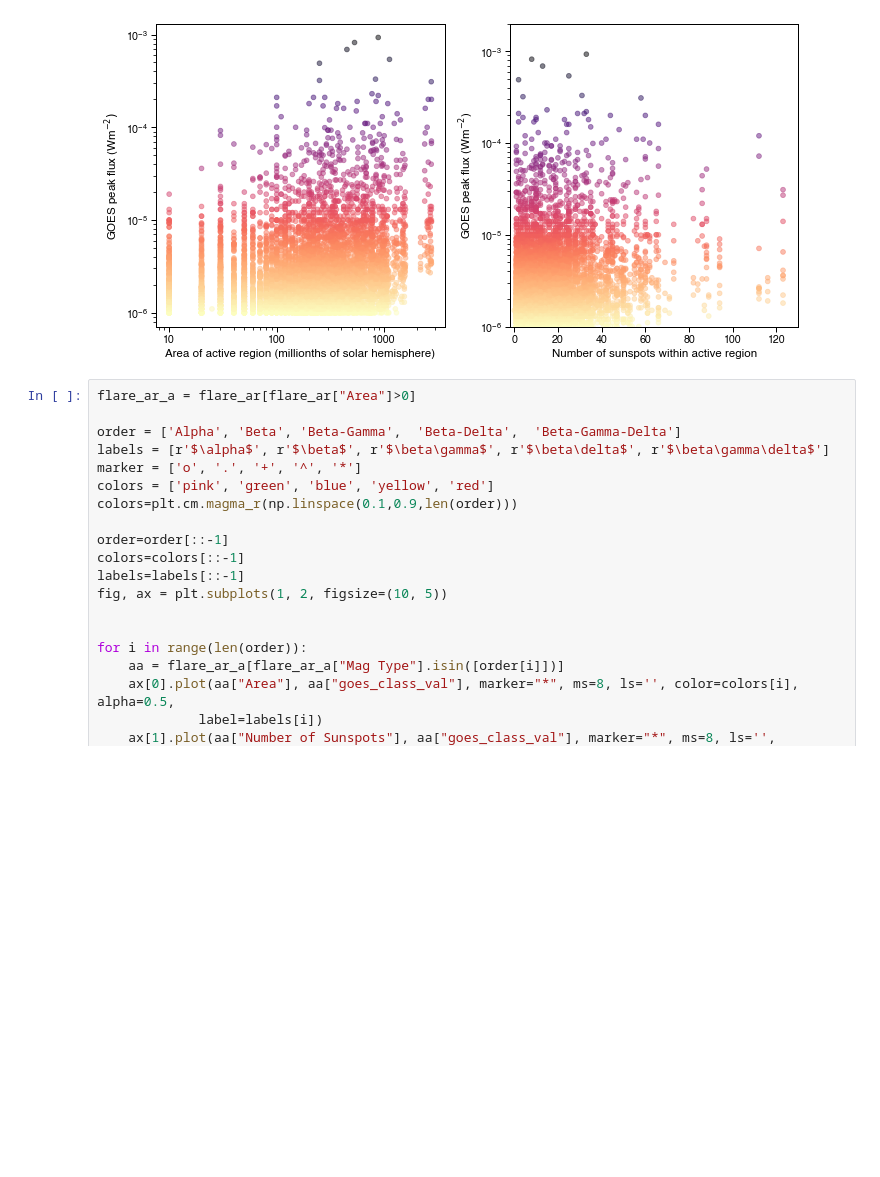
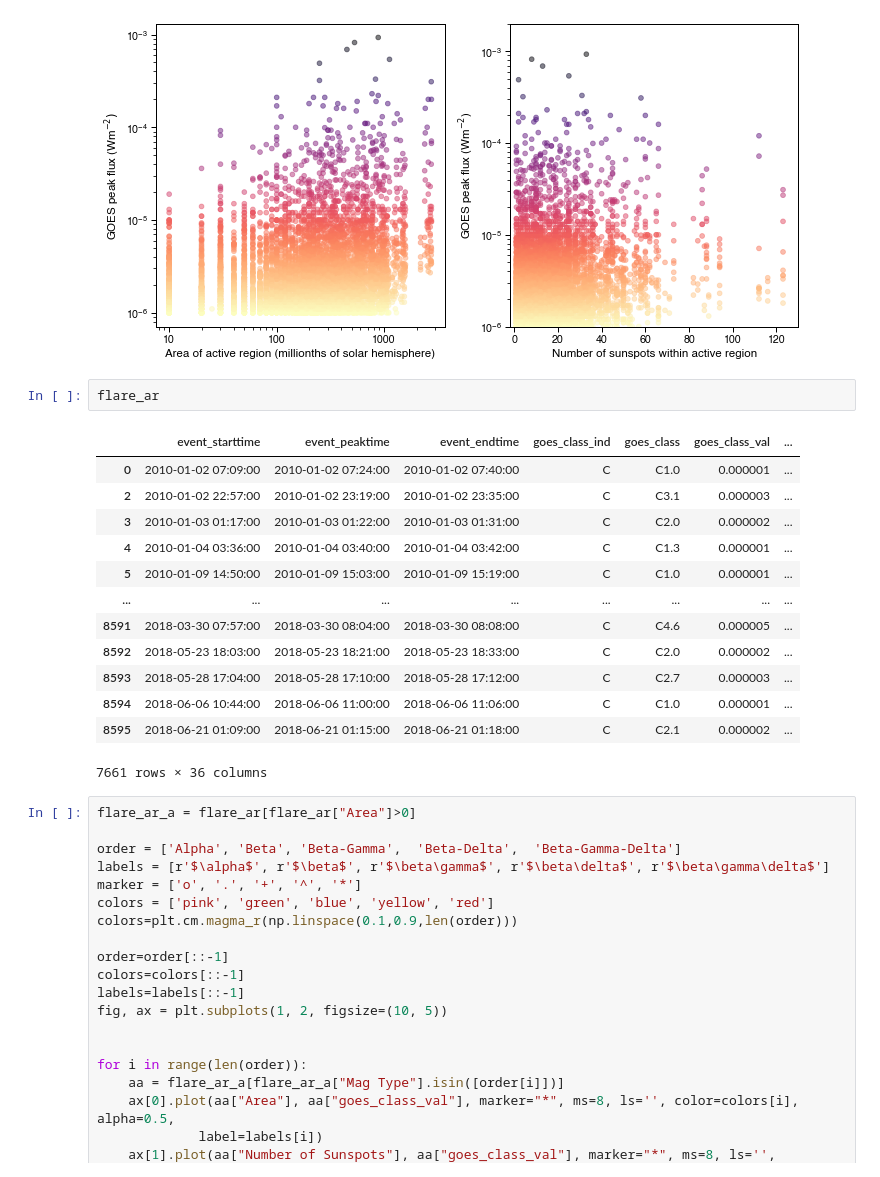
Before and after one commit to hayesla/flare_forecast_proj, a Jupyter notebook: prelim_analysis/solarcycle24_twitterplots.ipynb, the cells around one changed output. Cells and saved outputs as stored; diff of their text form; blank space fills up the shorter version.

```diff
--- a/prelim_analysis/solarcycle24_twitterplots.ipynb
+++ b/prelim_analysis/solarcycle24_twitterplots.ipynb
@@ -434,6 +449,22 @@ plt.tight_layout()
 plt.savefig("./plots/active_region_comps.png", dpi=300, facecolor="w", bbox_inches="tight")
 # %% [output]
 [figure]
+# %%
+flare_ar
+# %% [output]
+|  | event_starttime | event_peaktime | event_endtime | goes_class_ind | goes_class | goes_class_val | ... |
+| 0 | 2010-01-02 07:09:00 | 2010-01-02 07:24:00 | 2010-01-02 07:40:00 | C | C1.0 | 0.000001 | ... |
+| 2 | 2010-01-02 22:57:00 | 2010-01-02 23:19:00 | 2010-01-02 23:35:00 | C | C3.1 | 0.000003 | ... |
+| 3 | 2010-01-03 01:17:00 | 2010-01-03 01:22:00 | 2010-01-03 01:31:00 | C | C2.0 | 0.000002 | ... |
+| 4 | 2010-01-04 03:36:00 | 2010-01-04 03:40:00 | 2010-01-04 03:42:00 | C | C1.3 | 0.000001 | ... |
+| 5 | 2010-01-09 14:50:00 | 2010-01-09 15:03:00 | 2010-01-09 15:19:00 | C | C1.0 | 0.000001 | ... |
+| ... | ... | ... | ... | ... | ... | ... | ... |
+| 8591 | 2018-03-30 07:57:00 | 2018-03-30 08:04:00 | 2018-03-30 08:08:00 | C | C4.6 | 0.000005 | ... |
+| 8592 | 2018-05-23 18:03:00 | 2018-05-23 18:21:00 | 2018-05-23 18:33:00 | C | C2.0 | 0.000002 | ... |
+| 8593 | 2018-05-28 17:04:00 | 2018-05-28 17:10:00 | 2018-05-28 17:12:00 | C | C2.7 | 0.000003 | ... |
+| 8594 | 2018-06-06 10:44:00 | 2018-06-06 11:00:00 | 2018-06-06 11:06:00 | C | C1.0 | 0.000001 | ... |
+| 8595 | 2018-06-21 01:09:00 | 2018-06-21 01:15:00 | 2018-06-21 01:18:00 | C | C2.1 | 0.000002 | ... |
+7661 rows × 36 columns
 # %%
 flare_ar_a = flare_ar[flare_ar["Area"]>0]
 
```
Also changed, not shown: parts of 8 cells of this notebook, 12 other files.
